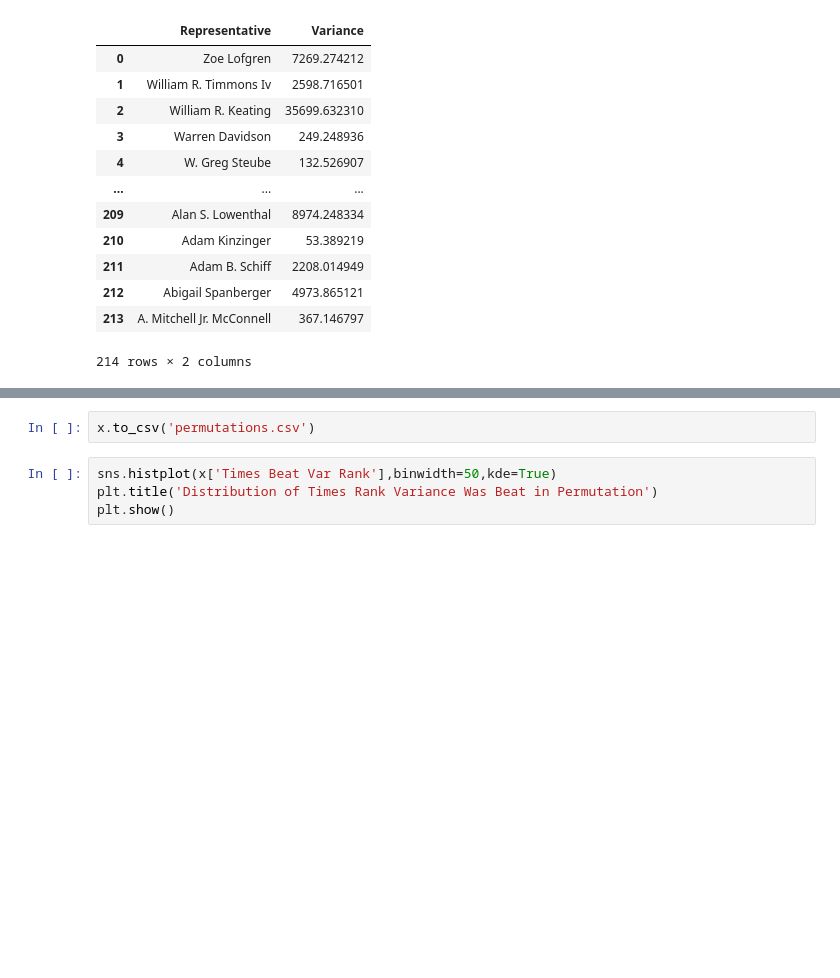
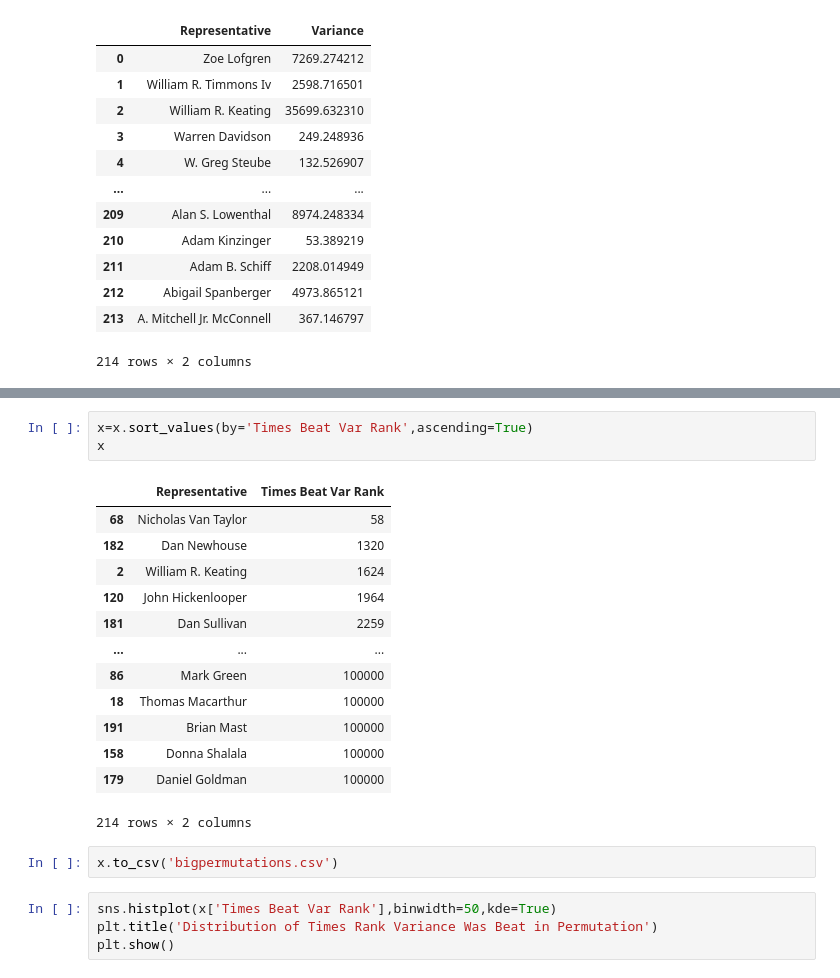
Before and after one commit to maajidhusain/capstone, a Jupyter notebook: Ranking Perms.ipynb, the cells around one changed output, grey strips where cells are left out. Drawn from its saved outputs; the diff is of its cells as text; blank space fills up the shorter version.

Commit message:
Ran 100000 Permutations
Created new csv file with bigpermutations.csv

```diff
--- a/Ranking Perms.ipynb
+++ b/Ranking Perms.ipynb
@@ -83,6 +83,23 @@ x
 214 rows × 2 columns
+# %%
+x=x.sort_values(by='Times Beat Var Rank',ascending=True)
+x
+# %% [output]
+|  | Representative | Times Beat Var Rank |
+| 68 | Nicholas Van Taylor | 58 |
+| 182 | Dan Newhouse | 1320 |
+| 2 | William R. Keating | 1624 |
+| 120 | John Hickenlooper | 1964 |
+| 181 | Dan Sullivan | 2259 |
+| ... | ... | ... |
+| 86 | Mark Green | 100000 |
+| 18 | Thomas Macarthur | 100000 |
+| 191 | Brian Mast | 100000 |
+| 158 | Donna Shalala | 100000 |
+| 179 | Daniel Goldman | 100000 |
+214 rows × 2 columns
 # %%
-x.to_csv('permutations.csv')
+x.to_csv('bigpermutations.csv')
 # %%
 sns.histplot(x['Times Beat Var Rank'],binwidth=50,kde=True)
 plt.title('Distribution of Times Rank Variance Was Beat in Permutation')
```
Also changed, not shown: parts of 2 cells of this notebook, 2 other files.
